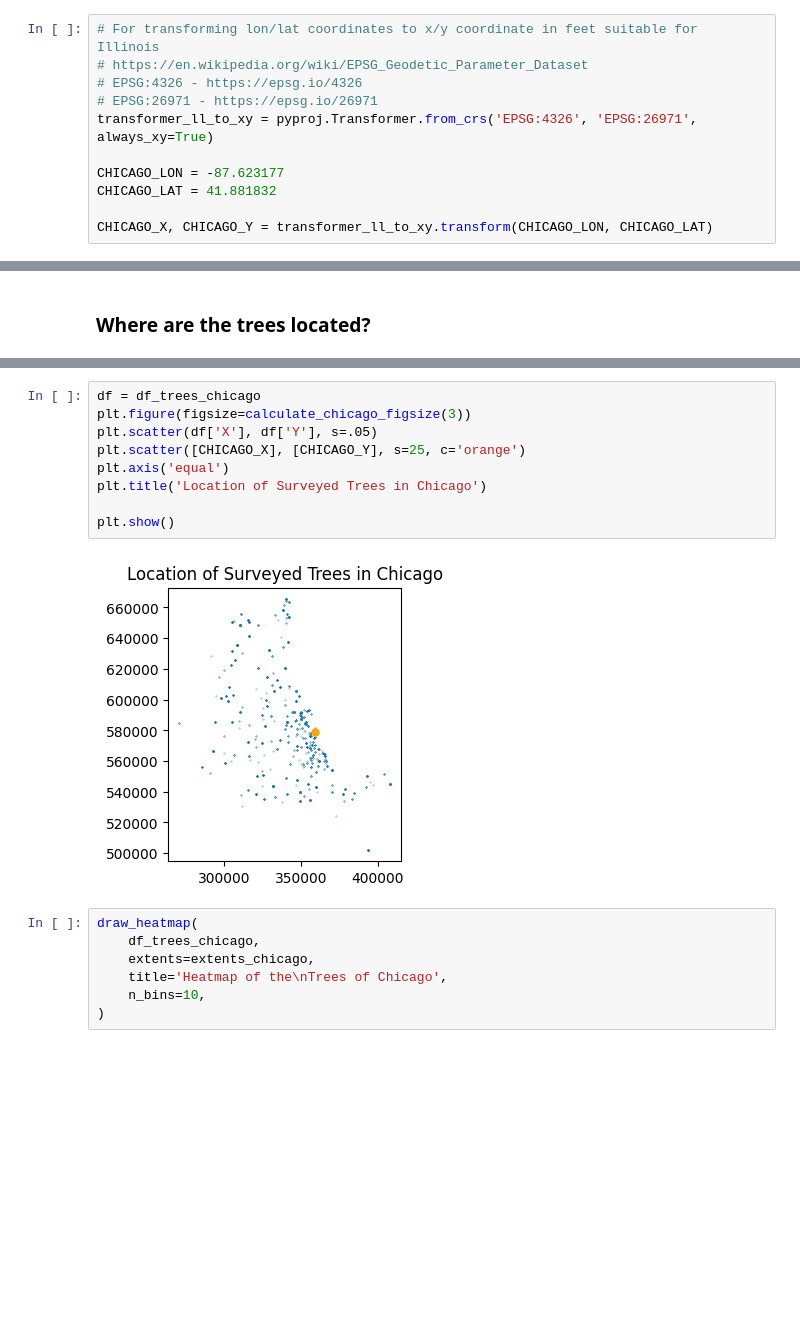
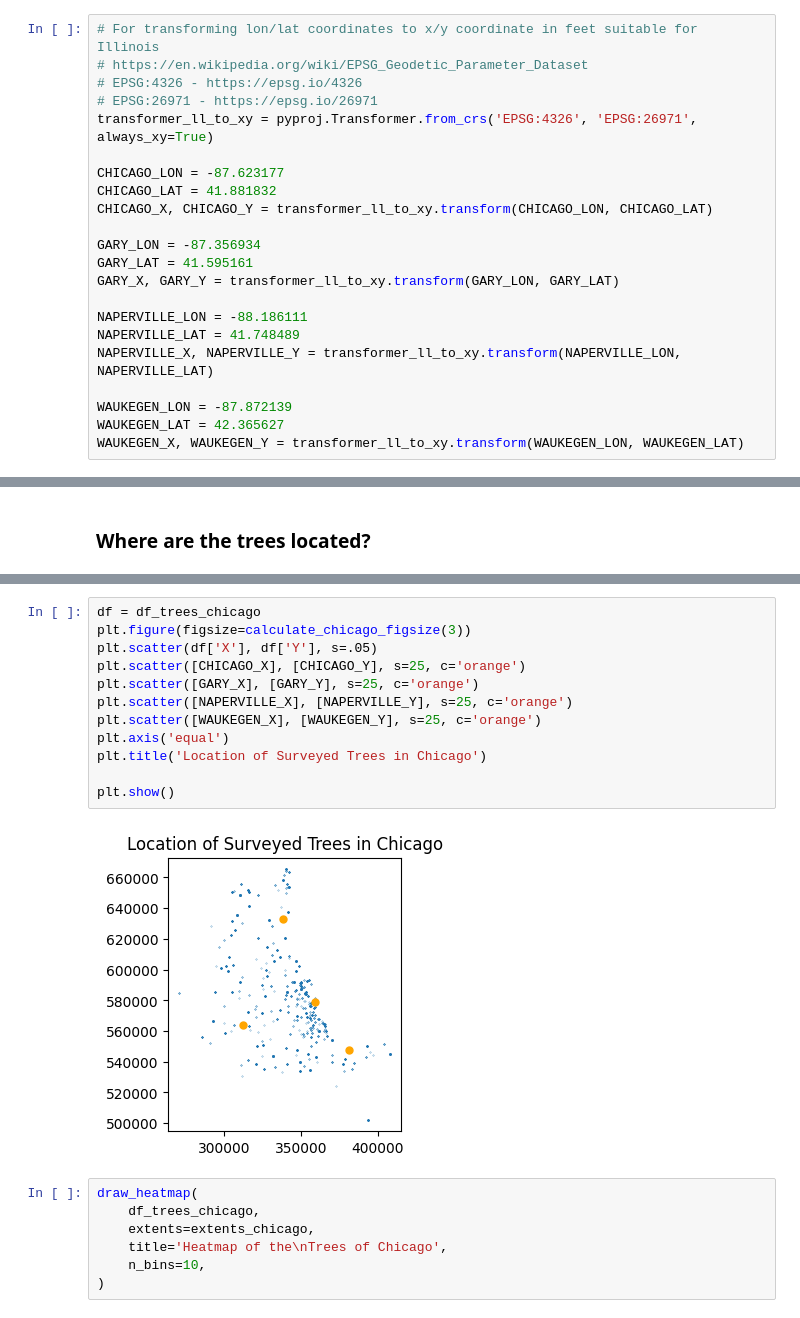
Before and after one commit to fractalate/data-trees, a Jupyter notebook: explore_chicago_il.ipynb, the cells around one changed output, grey strips where cells are left out. Cells and saved outputs as stored; diff of their text form; blank space fills up the shorter version.

```diff
--- a/explore_chicago_il.ipynb
+++ b/explore_chicago_il.ipynb
@@ -18,8 +19,19 @@ transformer_ll_to_xy = pyproj.Transformer.from_crs('EPSG:4326', 'EPSG:26971', al
 
 CHICAGO_LON = -87.623177
 CHICAGO_LAT = 41.881832
+CHICAGO_X, CHICAGO_Y = transformer_ll_to_xy.transform(CHICAGO_LON, CHICAGO_LAT)
 
-CHICAGO_X, CHICAGO_Y = transformer_ll_to_xy.transform(CHICAGO_LON, CHICAGO_LAT)
+GARY_LON = -87.356934
+GARY_LAT = 41.595161
+GARY_X, GARY_Y = transformer_ll_to_xy.transform(GARY_LON, GARY_LAT)
+
+NAPERVILLE_LON = -88.186111
+NAPERVILLE_LAT = 41.748489
+NAPERVILLE_X, NAPERVILLE_Y = transformer_ll_to_xy.transform(NAPERVILLE_LON, NAPERVILLE_LAT)
+
+WAUKEGEN_LON = -87.872139
+WAUKEGEN_LAT = 42.365627
+WAUKEGEN_X, WAUKEGEN_Y = transformer_ll_to_xy.transform(WAUKEGEN_LON, WAUKEGEN_LAT)
 # %% [markdown]
 ## Load Source Tables
 # %% [markdown]
@@ -532,14 +547,17 @@ def calculate_chicago_figsize(width):
 # %%
 df = df_trees_chicago
 plt.figure(figsize=calculate_chicago_figsize(3))
 plt.scatter(df['X'], df['Y'], s=.05)
 plt.scatter([CHICAGO_X], [CHICAGO_Y], s=25, c='orange')
+plt.scatter([GARY_X], [GARY_Y], s=25, c='orange')
+plt.scatter([NAPERVILLE_X], [NAPERVILLE_Y], s=25, c='orange')
+plt.scatter([WAUKEGEN_X], [WAUKEGEN_Y], s=25, c='orange')
 plt.axis('equal')
 plt.title('Location of Surveyed Trees in Chicago')
 
 plt.show()
 # %% [output]
-[figure, old version]
+[figure, new version]
 # %%
 draw_heatmap(
     df_trees_chicago,
```
Also changed, not shown: parts of 3 cells of this notebook.
